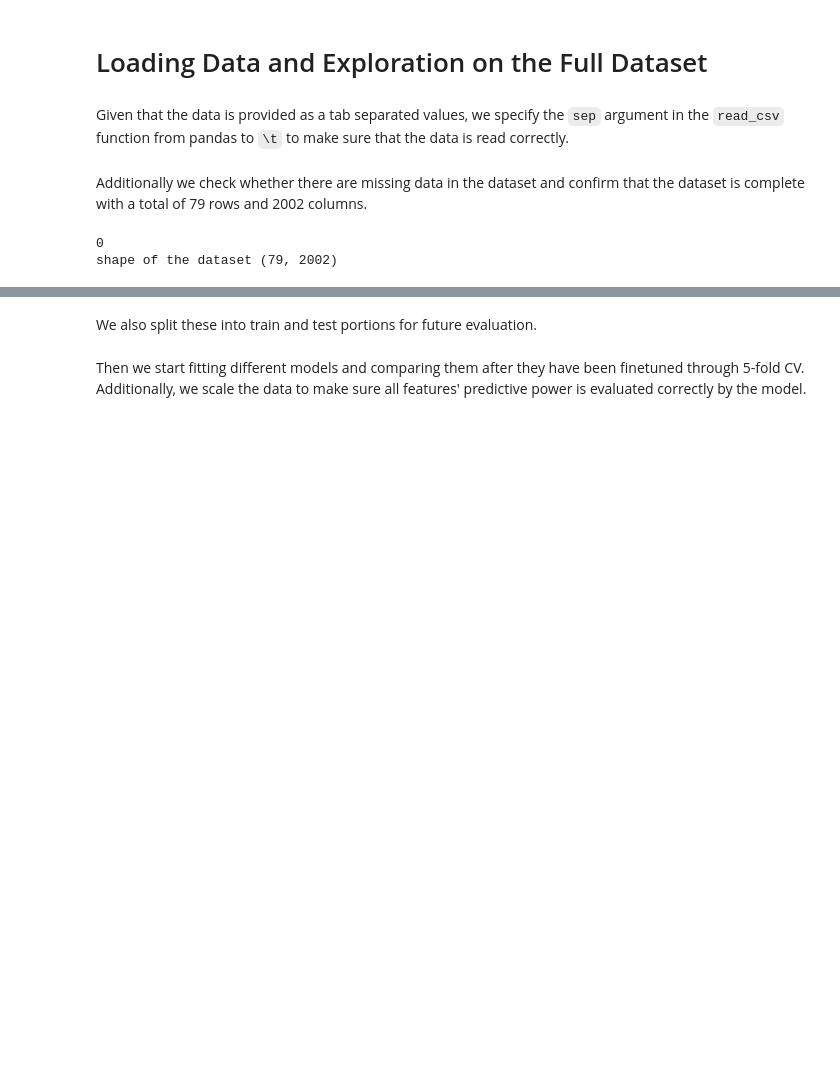
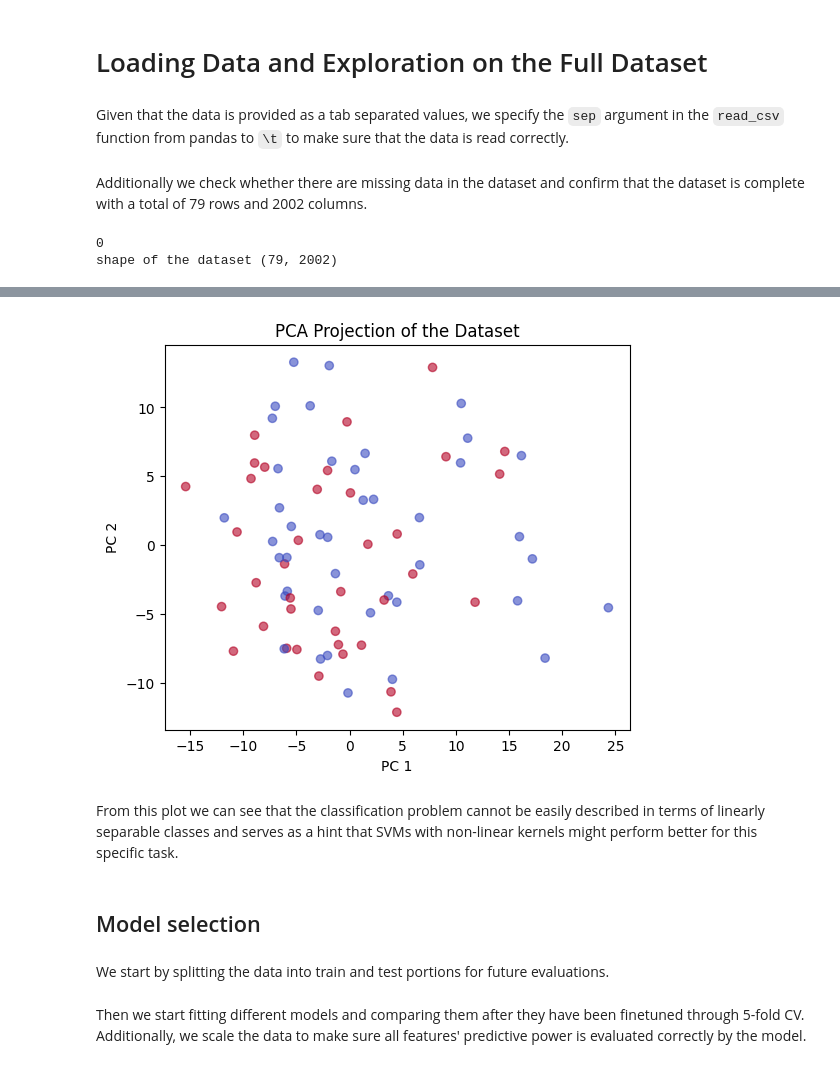
Before and after one commit to tricarico672/SM_HW3, a Jupyter notebook: hw3.ipynb, the cells around one changed output, grey strips where cells are left out. Cells and saved outputs as stored; diff of their text form; code cells hidden in the pictures; blank space fills up the shorter version.

```diff
--- a/hw3.ipynb
+++ b/hw3.ipynb
@@ -35,8 +40,24 @@ At this step we preprocess the data to make sure that they can be used to fit a
 # %%
 X = df.drop(['y', 'sampleID'], axis=1)
 y = df['y']
+# %%
+pca = PCA(n_components=2)
+X_pca = pca.fit_transform(X)
+
+plt.figure(figsize=(6, 5))
+plt.scatter(X_pca[:, 0], X_pca[:, 1], c=y, cmap='coolwarm', alpha=0.6)
+plt.title("PCA Projection of the Dataset")
+plt.xlabel("PC 1")
+plt.ylabel("PC 2")
+plt.show()
+# %% [output]
+[figure, added]
+# %% [markdown]
+From this plot we can see that the classification problem cannot be easily described in terms of linearly separable classes and serves as a hint that SVMs with non-linear kernels might perform better for this specific task.
+# %% [markdown]
+## Model selection
 # %% [markdown]
-We also split these into train and test portions for future evaluation.
+We start by splitting the data into train and test portions for future evaluations.
 # %%
 X_train, X_test, y_train, y_test = train_test_split(X, y, test_size=0.5, stratify=y, random_state=1)
 # %% [markdown]
```
Also changed, not shown: parts of 64 cells of this notebook, 11 other files.
